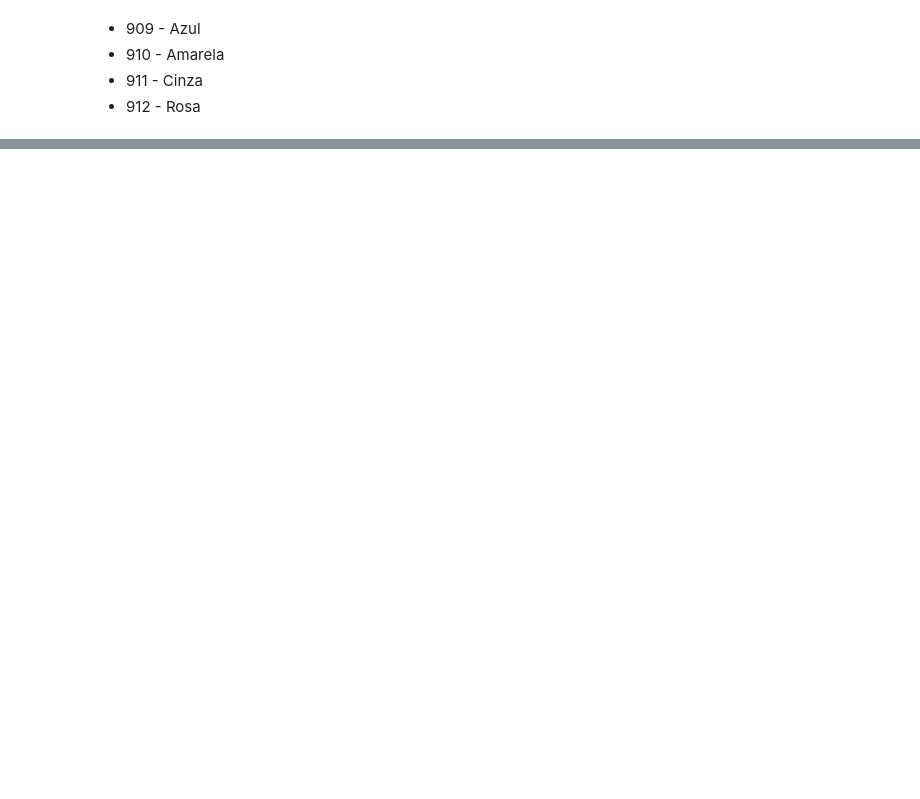
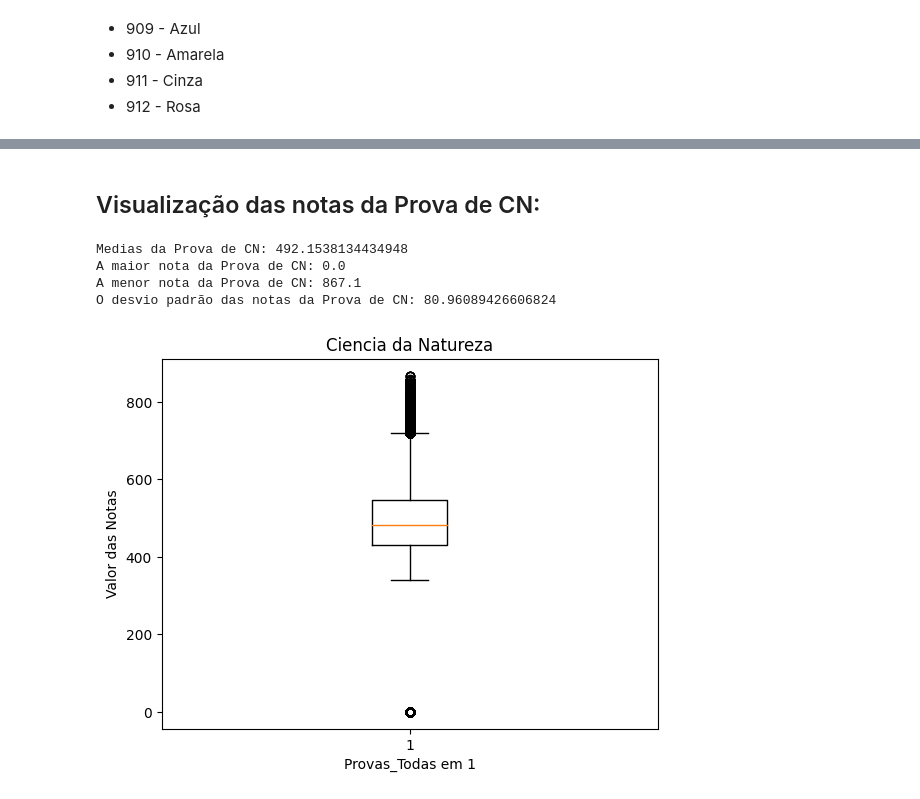
Before and after one commit to Gus-1003/Projeto_Pesquisa_Enem, a Jupyter notebook: natureQuest.ipynb, the cells around one changed output, grey strips where cells are left out. Drawn from its saved outputs; the diff is of its cells as text; code cells hidden in the pictures; blank space fills up the shorter version.

```diff
--- a/natureQuest.ipynb
+++ b/natureQuest.ipynb
@@ -490,0 +369,12 @@ A
+# %%
+enem2021amarela = enem2021amarela.rename(columns={'NU_NOTA_CN': 'nota'})
+
+enem2021azul = enem2021azul.rename(columns={'q42': 'q1', 'q43': 'q2', 'q44': 'q3', 'q45': 'q4', 'q37': 'q5',
+                                                 'q38': 'q6', 'q39': 'q7', 'q40': 'q8', 'q41': 'q9', 'q31': 'q10',
+                                                 'q32': 'q11', 'q33': 'q12', 'q16': 'q13', 'q17': 'q14', 'q36': 'q15',
+                                                 'q34': 'q16', 'q35': 'q17', 'q26': 'q18', 'q27': 'q19', 'q28': 'q20',
+                                                 'q9': 'q21', 'q10': 'q22', 'q11': 'q23', 'q29': 'q24', 'q30': 'q25',
+                                                 'q18': 'q26', 'q19': 'q27', 'q20': 'q28', 'q13': 'q29', 'q14': 'q30',
+                                                 'q15': 'q31', 'q21': 'q32', 'q22': 'q33', 'q23': 'q34', 'q24': 'q35',
+                                                 'q25': 'q36', 'q12': 'q37', 'q4': 'q38', 'q5': 'q39', 'q6': 'q40',
+                                                 'q7': 'q41', 'q8': 'q42', 'q1': 'q43', 'q2': 'q44', 'q3': 'q45', 'NU_NOTA_CN': 'nota'}).reset_index(drop=True)
@@ -490,0 +427,18 @@ A
+# %%
+enem2021cinza = enem2021cinza.rename(columns={'q36': 'q1', 'q37': 'q2', 'q38': 'q3', 'q39': 'q4', 'q1': 'q5', 'q2': 'q6', 'q3': 'q7',
+               'q4': 'q8', 'q5': 'q9', 'q33': 'q10', 'q34': 'q11', 'q35': 'q12', 'q19': 'q13', 'q20': 'q14',
+               'q32': 'q15', 'q30': 'q16', 'q31': 'q17', 'q21': 'q18', 'q22': 'q19', 'q23': 'q20', 'q24': 'q21',
+               'q25': 'q22', 'q26': 'q23', 'q14': 'q24', 'q15': 'q25', 'q27': 'q26', 'q28': 'q27', 'q29': 'q28',
+               'q16': 'q29', 'q17': 'q30', 'q18': 'q31', 'q41': 'q32', 'q42': 'q33', 'q43': 'q34', 'q44': 'q35',
+               'q45': 'q36', 'q40': 'q37', 'q6': 'q38', 'q7': 'q39', 'q8': 'q40', 'q9': 'q41', 'q10': 'q42',
+               'q11': 'q43', 'q12': 'q44', 'q13': 'q45', 'NU_NOTA_CN': 'nota'}).reset_index(drop=True)
+
+enem2021rosa = enem2021rosa.rename(columns={'q26': 'q1', 'q27': 'q2', 'q28': 'q3', 'q29': 'q4', 'q37': 'q5',
+                                             'q38': 'q6', 'q39': 'q7', 'q40': 'q8', 'q41': 'q9', 'q23': 'q10',
+                                             'q24': 'q11', 'q25': 'q12', 'q35': 'q13', 'q36': 'q14', 'q1': 'q15',
+                                             'q21': 'q16', 'q22': 'q17', 'q32': 'q18', 'q33': 'q19', 'q34': 'q20',
+                                             'q2': 'q21', 'q3': 'q22', 'q4': 'q23', 'q30': 'q24', 'q31': 'q25',
+                                             'q18': 'q26', 'q19': 'q27', 'q20': 'q28', 'q42': 'q29', 'q43': 'q30',
+                                             'q44': 'q31', 'q8': 'q32', 'q9': 'q33', 'q10': 'q34', 'q11': 'q35',
+                                             'q12': 'q36', 'q45': 'q37', 'q13': 'q38', 'q14': 'q39', 'q15': 'q40',
+                                             'q16': 'q41', 'q17': 'q42', 'q5': 'q43', 'q6': 'q44', 'q7': 'q45', 'NU_NOTA_CN': 'nota'}).reset_index(drop=True)
@@ -490,0 +464,3 @@ A
+# %%
+enem2021 = pd.concat([enem2021amarela, enem2021azul, enem2021cinza, enem2021rosa], ignore_index=True)
+display(enem2021)
@@ -490,0 +481,30 @@ A
+# %% [markdown]
+## Visualização das notas da Prova de CN:
+# %%
+media_ENEM_CN = enem2021['nota'].mean()
+max_ENEM_CN = enem2021['nota'].min()
+min_ENEM_CN = enem2021['nota'].max()
+desvio_ENEM_CN = enem2021['nota'].std()
+
+print("Medias da Prova de CN:", media_ENEM_CN)
+print("A maior nota da Prova de CN:",max_ENEM_CN)
+print("A menor nota da Prova de CN:", min_ENEM_CN)
+print("O desvio padrão das notas da Prova de CN:", desvio_ENEM_CN)
+# %% [output]
+Medias da Prova de CN: 492.1538134434948
+A maior nota da Prova de CN: 0.0
+A menor nota da Prova de CN: 867.1
+O desvio padrão das notas da Prova de CN: 80.96089426606824
+# %%
+# Criar boxplot
+plt.boxplot(enem2021['nota'])
+
+# Adicionar rótulos e título
+plt.xlabel('Provas_Todas em 1')
+plt.ylabel('Valor das Notas')
+plt.title('Ciencia da Natureza')
+
+# Exibir o gráfico
+plt.show()
+# %% [output]
+[figure, added]
```
Also changed, not shown: parts of 61 cells of this notebook.
